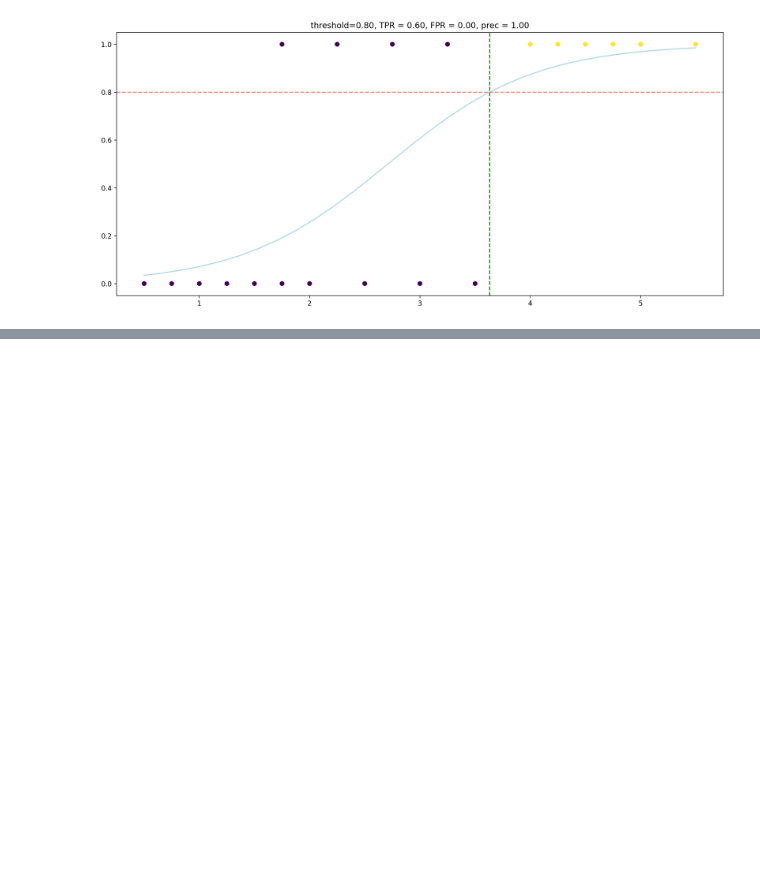
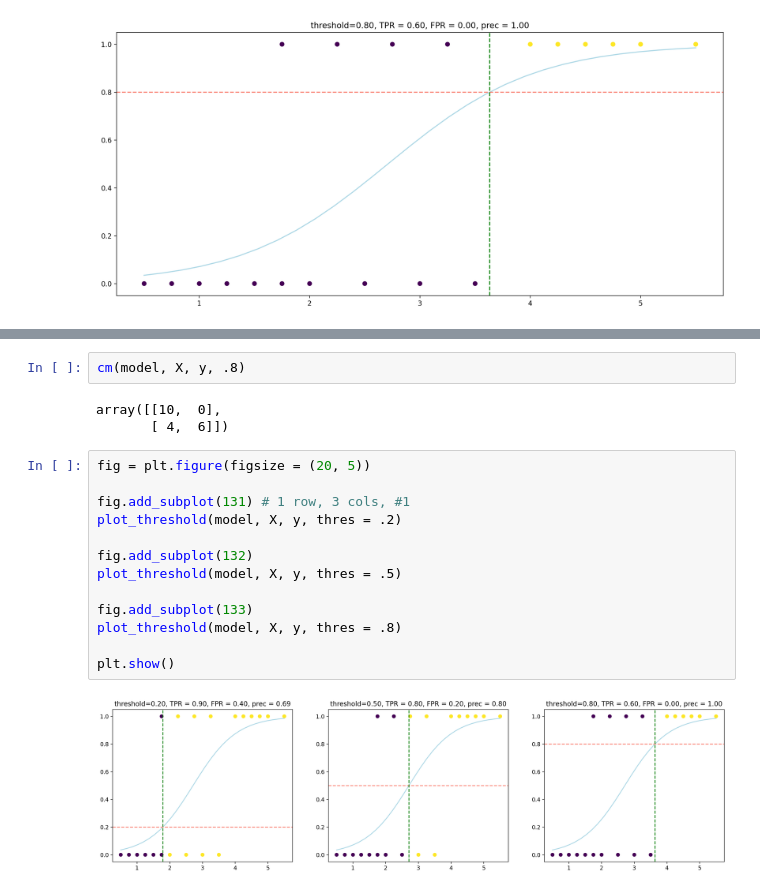
Before and after one commit to pNatTueku/ml_learning_with_ajprasertcbs, a Jupyter notebook: notebooks/auc_roc.ipynb, the cells around one changed output, grey strips where cells are left out. Saved outputs shown, nothing was run; the diff lists cells and outputs as text; blank space fills up the shorter version.

```diff
--- a/notebooks/auc_roc.ipynb
+++ b/notebooks/auc_roc.ipynb
@@ -314,0 +357,20 @@ plot_threshold(model, X, y, thres = .8);
+# %%
+cm(model, X, y, .8)
+# %% [output]
+array([[10,  0],
+       [ 4,  6]])
+# %%
+fig = plt.figure(figsize = (20, 5))
+
+fig.add_subplot(131) # 1 row, 3 cols, #1
+plot_threshold(model, X, y, thres = .2)
+
+fig.add_subplot(132)
+plot_threshold(model, X, y, thres = .5)
+
+fig.add_subplot(133)
+plot_threshold(model, X, y, thres = .8)
+
+plt.show()
+# %% [output]
+[figure, added]
```
Also changed, not shown: parts of 56 cells of this notebook.
